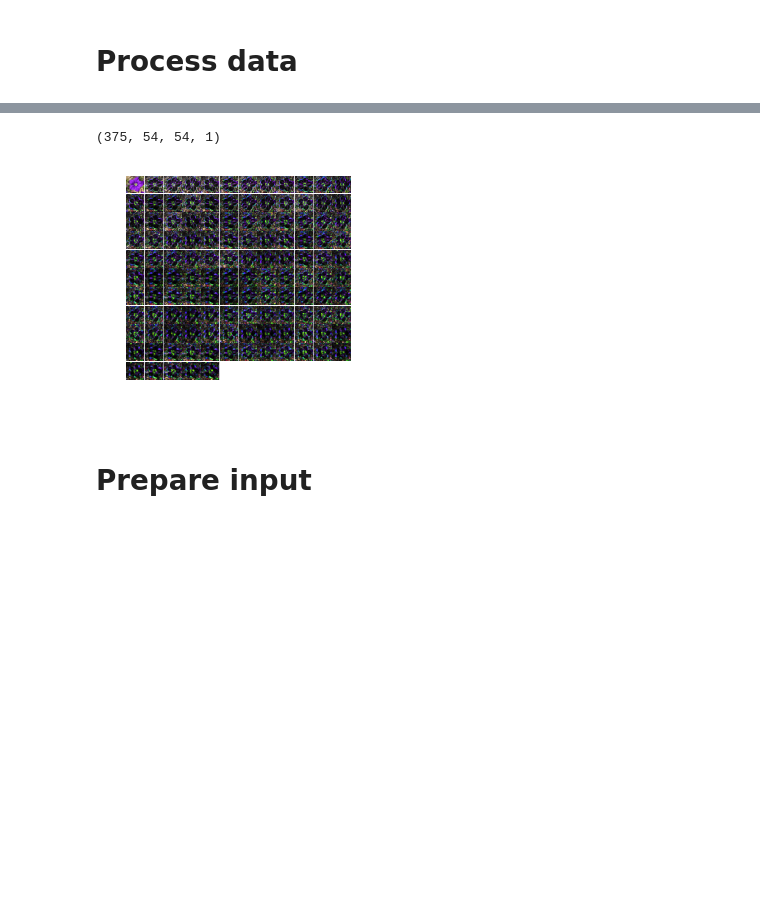
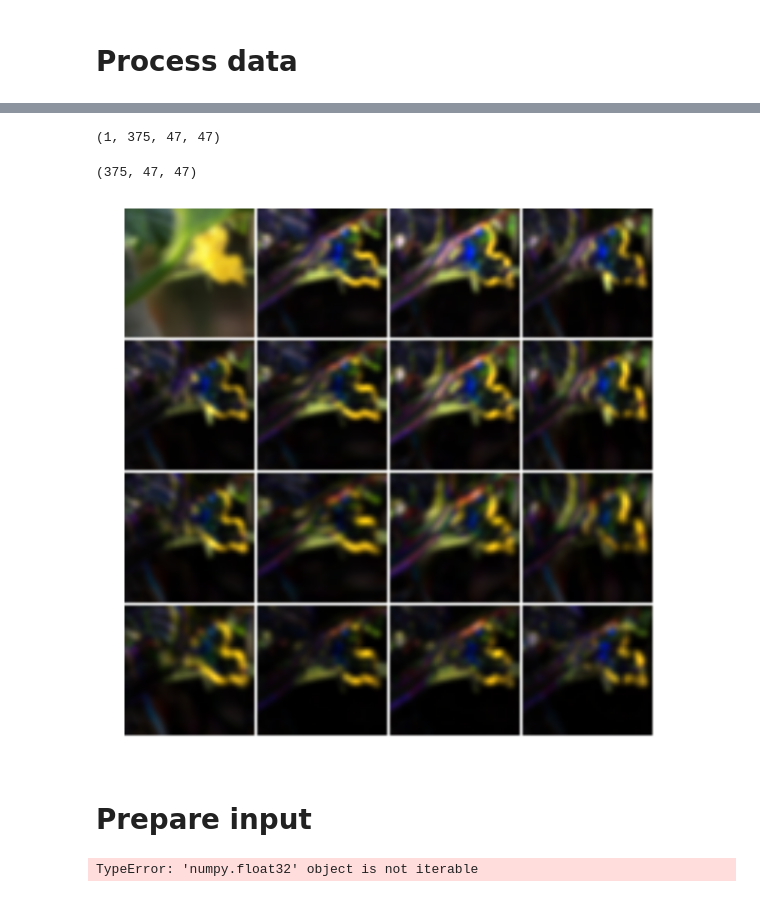
Before and after one commit to ladsmund/plantclef, a Jupyter notebook: notebooks/GPU_ScatNet.ipynb, the cells around one changed output, grey strips where cells are left out. Saved outputs shown, nothing was run; the diff lists cells and outputs as text; code cells hidden in the pictures; blank space fills up the shorter version.

```diff
--- a/notebooks/GPU_ScatNet.ipynb
+++ b/notebooks/GPU_ScatNet.ipynb
@@ -37,13 +54,4 @@ scale = 3
 scales = 2**np.arange(0,scale)
 max_order = 3
 nangles = 4
-filter_size_factor = 4
-
-
-if 'net' in locals():
-    del net
-net = scatnet(nchannels_input=3,
-              scales=scales,
-              max_order=max_order,
-              nangles=nangles,
-              filter_size_factor=filter_size_factor,)
+filter_size_factor = 2
@@ -49,0 +86,11 @@ net = scatnet(nchannels_input=3,
+# %%
+if 'net' in locals():
+    del net
+
+
+net = scatnet(data=L.Input(shape=dict(dim=[1, 3, 227, 227])),
+              nchannels_input=3,
+              scales=scales,
+              max_order=max_order,
+              nangles=nangles,
+              filter_size_factor=filter_size_factor,)
@@ -50,6 +124,6 @@ net = scatnet(nchannels_input=3,
 # %%
-img = scipy.misc.imread('data/train/4013.jpg')[:600,:600,:]
-img = scipy.misc.imresize(img,size=(256,256))
+img = scipy.misc.imread('data/train/100025.jpg')[:600,:600,:]
+img = scipy.misc.imresize(img,size=(227,227))
 img = img.transpose(2,0,1)
 
 img = img[:,:,:]
@@ -120,12 +194,18 @@ def get_layers_sizes(nangles,
             i += d
 
     return mask
+# %%
+shape = net.blobs['output'].data.shape
+dtype = net.blobs['output'].data.dtype
+
+print shape
+# %% [output]
+(1, 375, 47, 47)
 # %%
 output = np.squeeze(net.blobs['output'].data[0,:,:,:])
 scat_dim = output.shape[0]
 
 tmp = output[:,::,::,np.newaxis].copy()
-print tmp.shape
 
 mask = get_layers_sizes(nangles, max_order, scales, nchannels_input=3)
 
@@ -133,19 +213,22 @@ mask = get_layers_sizes(nangles, max_order, scales, nchannels_input=3)
 #tmp = np.concatenate([tmp[1::3],tmp[1::3],tmp[1::3]],3)
 tmp = np.concatenate([tmp[mask==0],tmp[mask==1],tmp[mask==2]],3)
 #tmp = np.concatenate(tmp_rgb,3)
+
+print output.shape
 # %% [output]
-(375, 54, 54, 1)
+(375, 47, 47)
 # %%
 def show_output(net, indx=0):
     output = np.squeeze(net.blobs['output'].data[indx,:,:,:])
     tmp = output[:,::,::,np.newaxis].copy()
     mask = get_layers_sizes(nangles, max_order, scales, nchannels_input=3)
     tmp = np.concatenate([tmp[mask==0],tmp[mask==1],tmp[mask==2]],3)
-    vis_square(norm(tmp[0:]))
+    vis_square(norm(tmp[0:16]))
-# %%
-show_output(net)
-# %% [output]
-[figure, removed]
+# %%
+plt.figure(figsize=(10,10))
+show_output(net)
+# %% [output]
+[figure, added]
 # %% [markdown]
 # Prepare input
 # %%
@@ -162,0 +309,4 @@ species_data, species_label = L.ImageData(transform_param=transform_param,
+# %%
+plt.semilogy(sorted(mean_coeff))
+# %% [output]
+TypeError: 'numpy.float32' object is not iterable
```
Also changed, not shown: parts of 26 cells of this notebook, 6 other files.
